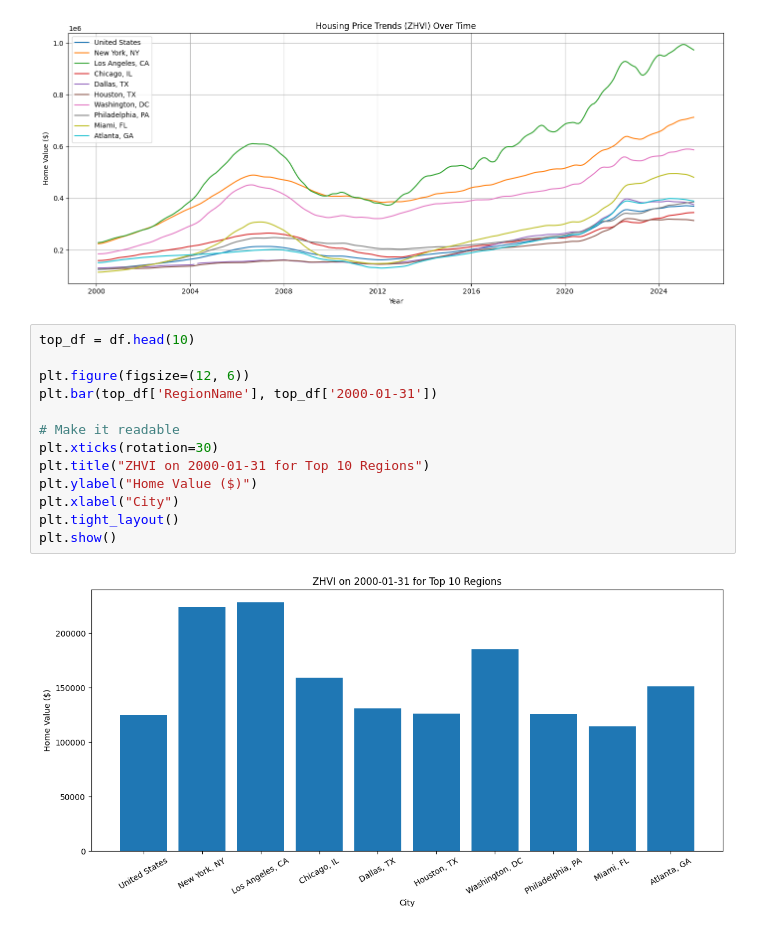
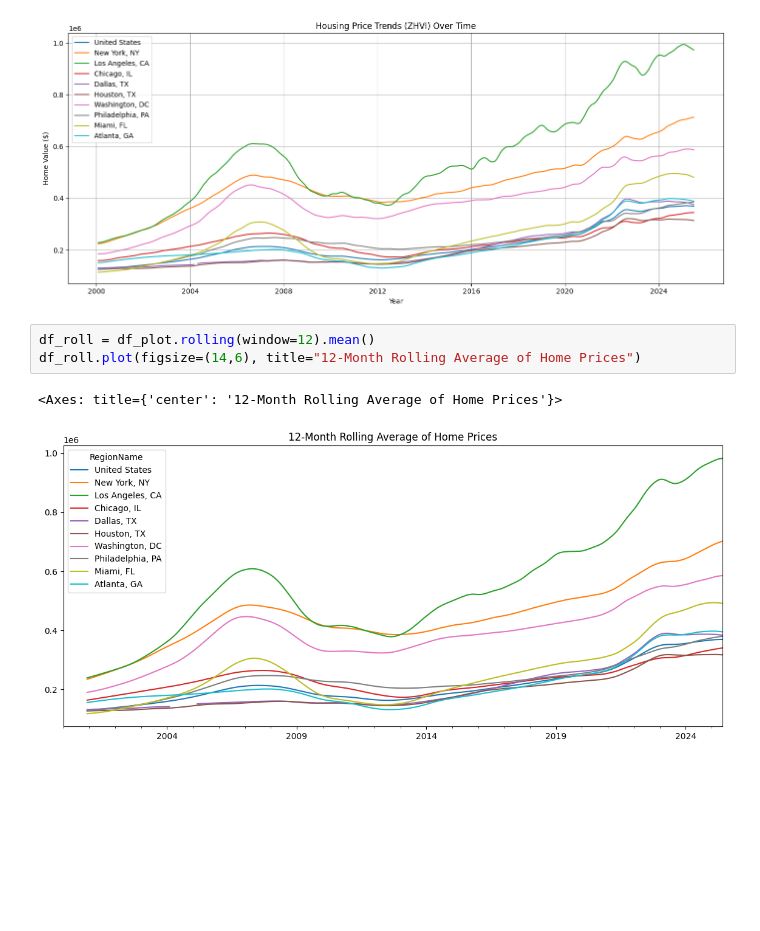
Before and after one commit to GeordieJones/Extra_Practice, a Jupyter notebook: home_tracking/filtering_zhvi.ipynb, the cells around one changed output. Drawn from its saved outputs; the diff is of its cells as text; blank space fills up the shorter version.

```diff
--- a/home_tracking/filtering_zhvi.ipynb
+++ b/home_tracking/filtering_zhvi.ipynb
@@ -38,18 +38,9 @@ plt.tight_layout()
 plt.show()
 # %% [output]
 [figure]
-# %%
-top_df = df.head(10)
-
-plt.figure(figsize=(12, 6))
-plt.bar(top_df['RegionName'], top_df['2000-01-31'])
-
-# Make it readable
-plt.xticks(rotation=30)
-plt.title("ZHVI on 2000-01-31 for Top 10 Regions")
-plt.ylabel("Home Value ($)")
-plt.xlabel("City")
-plt.tight_layout()
-plt.show()
-# %% [output]
-[figure, removed]
+# %%
+df_roll = df_plot.rolling(window=12).mean()
+df_roll.plot(figsize=(14,6), title="12-Month Rolling Average of Home Prices")
+# %% [output]
+<Axes: title={'center': '12-Month Rolling Average of Home Prices'}>
+[figure, added]
```
Also changed, not shown: parts of 4 cells of this notebook.
